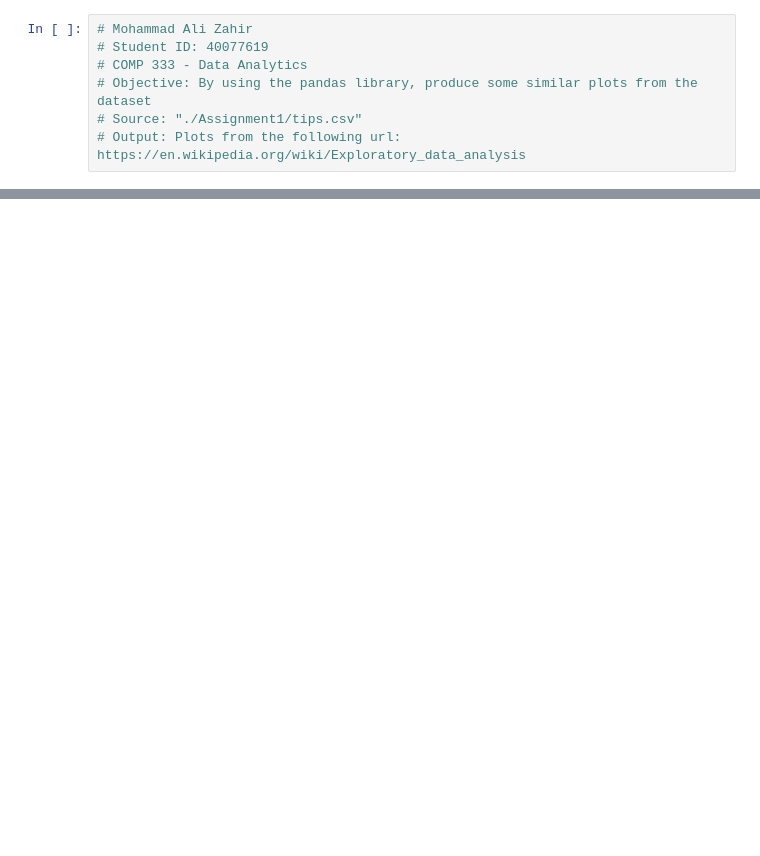
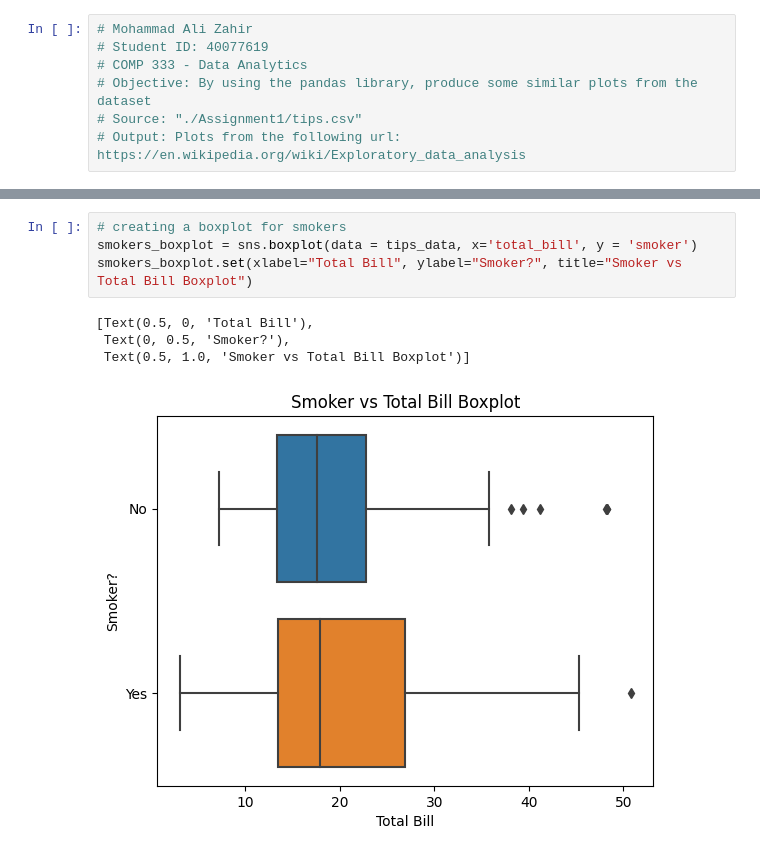
Before and after one commit to AliZ786/COMP-333, a Jupyter notebook: Assignments/Assignment1/LabAssignment1.ipynb, the cells around one changed output, grey strips where cells are left out. Cells and saved outputs as stored; diff of their text form; blank space fills up the shorter version.

```diff
--- a/Assignments/Assignment1/LabAssignment1.ipynb
+++ b/Assignments/Assignment1/LabAssignment1.ipynb
@@ -88,3 +75,12 @@ Text(0.5, 1.0, 'Smokers BoxPlot')
+# %%
+# creating a boxplot for smokers
+smokers_boxplot = sns.boxplot(data = tips_data, x='total_bill', y = 'smoker')
+smokers_boxplot.set(xlabel="Total Bill", ylabel="Smoker?", title="Smoker vs Total Bill Boxplot")
+# %% [output]
+[Text(0.5, 0, 'Total Bill'),
+ Text(0, 0.5, 'Smoker?'),
+ Text(0.5, 1.0, 'Smoker vs Total Bill Boxplot')]
+[figure, added]
 # %%
 # Creating a sns scatterplot for smokers
 
```
Also changed, not shown: parts of 11 cells of this notebook.
